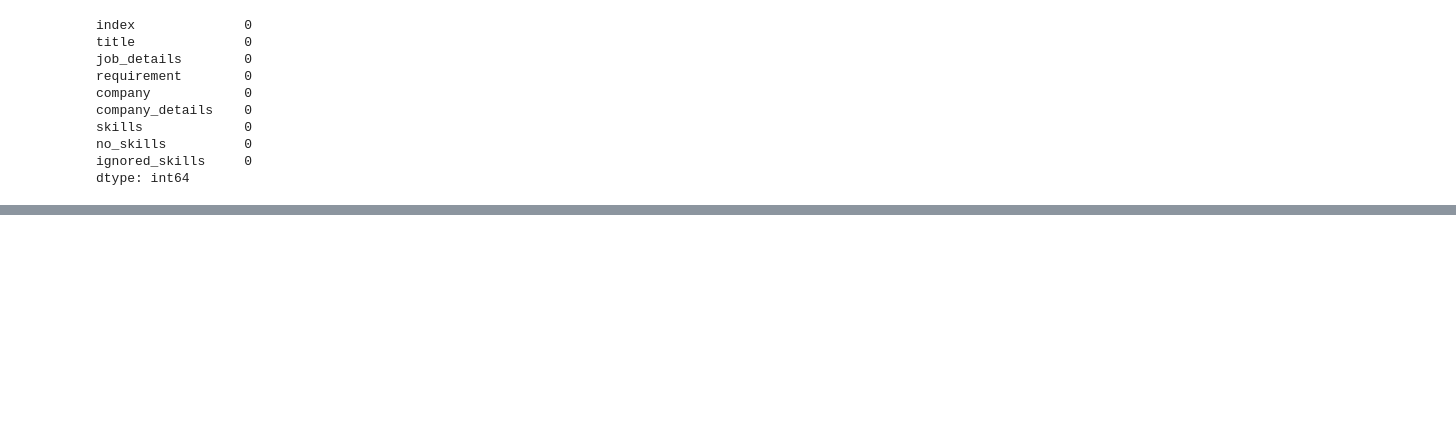
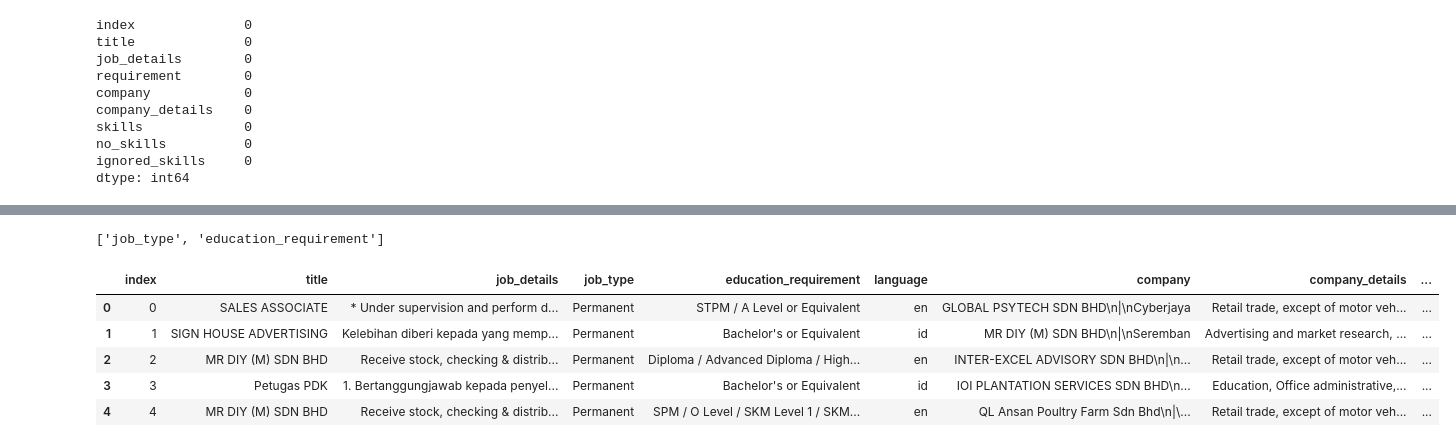
Before and after one commit to binxuankong/skills-ontology-project, a Jupyter notebook: Skill Extraction.ipynb, the cells around one changed output, grey strips where cells are left out. Cells and saved outputs as stored; diff of their text form; code cells hidden in the pictures; blank space fills up the shorter version.

Commit message:
Add and fix skills

```diff
--- a/Skill Extraction.ipynb
+++ b/Skill Extraction.ipynb
@@ -94,8 +94,7 @@ def extract_skills(info):
         s = skill.lower()
         if '(' in s:
             abb = s[s.find("(")+1:s.find(")")]
-            if len(gcm(abb, words, cutoff=0.95)) > 0:
-                results.append(skill)
+            if abb in info:
                 continue
             s = re.sub(r"[\(].*?[\)]", "", s)
         s2 = s.split()
@@ -124,19 +123,22 @@ for i, job in df_unique.iterrows():
         print("{} jobs processed. Time taken: {}".format(i+1, dt.now() - interval))
         interval = dt.now()
     all_info = job['title'] + ' ' + job['job_details']
+    """
     if len(job['job_details']) < 3:
         language = None
     else:
         language = detect(job['job_details'])
+    """
     skills = extract_skills(all_info)
     ignore_skills = []
     for j, skill in enumerate(skills):
-        if any(skill in string for string in skills[:j] + skills[j+1:]):
+        if any(skill in re.sub(r"[\(\)]", "", s).split() for s in skills[:j] + skills[j+1:]):
             ignore_skills.append(skill)
     return_skills = [s for s in skills if s not in ignore_skills]
     job_info_list.append({
         'title': job['title'],
         'job_details': job['job_details'],
+        # 'language': language,
         'skills': return_skills,
         'no_skills': len(return_skills),
         'ignored_skills': ignore_skills
@@ -194,3 +196,7 @@ skills             0
 no_skills          0
 ignored_skills     0
 dtype: int64
+# %%
+df4 = pd.read_csv('myfuturejobs-insights/myfuturejobs_skills2.csv')
+df2['language'] = df4['language']
+df2.head()
@@ -197 +210,19 @@ dtype: int64
+# %%
+cols[-2:]
+# %% [output]
+['job_type', 'education_requirement']
+# %%
+df3 = df2.copy()
+df3[['job_type', 'education_requirement']] = df2['requirement'].str.split('|', expand=True)[[0, 2]]
+cols = df3.columns.tolist()
+cols = cols[:3] + cols[-2:] + [cols[-3]] + cols[4:-3]
+df3 = df3[cols]
+df3.head()
+# %% [output]
+|  | index | title | job_details | job_type | education_requirement | language | company | company_details | ... |
+| 0 | 0 | SALES ASSOCIATE | * Under supervision and perform d... | Permanent | STPM / A Level or Equivalent | en | GLOBAL PSYTECH SDN BHD\n|\nCyberjaya | Retail trade, except of motor veh... | ... |
+| 1 | 1 | SIGN HOUSE ADVERTISING | Kelebihan diberi kepada yang memp... | Permanent | Bachelor's or Equivalent | id | MR DIY (M) SDN BHD\n|\nSeremban | Advertising and market research, ... | ... |
+| 2 | 2 | MR DIY (M) SDN BHD | Receive stock, checking & distrib... | Permanent | Diploma / Advanced Diploma / High... | en | INTER-EXCEL ADVISORY SDN BHD\n|\n... | Retail trade, except of motor veh... | ... |
+| 3 | 3 | Petugas PDK | 1. Bertanggungjawab kepada penyel... | Permanent | Bachelor's or Equivalent | id | IOI PLANTATION SERVICES SDN BHD\n... | Education, Office administrative,... | ... |
+| 4 | 4 | MR DIY (M) SDN BHD | Receive stock, checking & distrib... | Permanent | SPM / O Level / SKM Level 1 / SKM... | en | QL Ansan Poultry Farm Sdn Bhd\n|\... | Retail trade, except of motor veh... | ... |
 # %%
```
Also changed, not shown: parts of 2 cells of this notebook, 14 other files.
